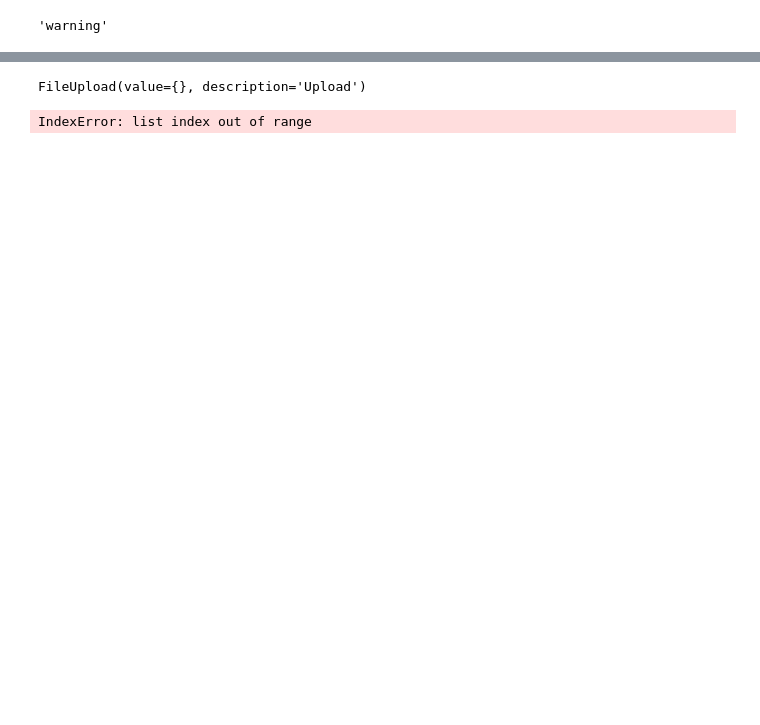
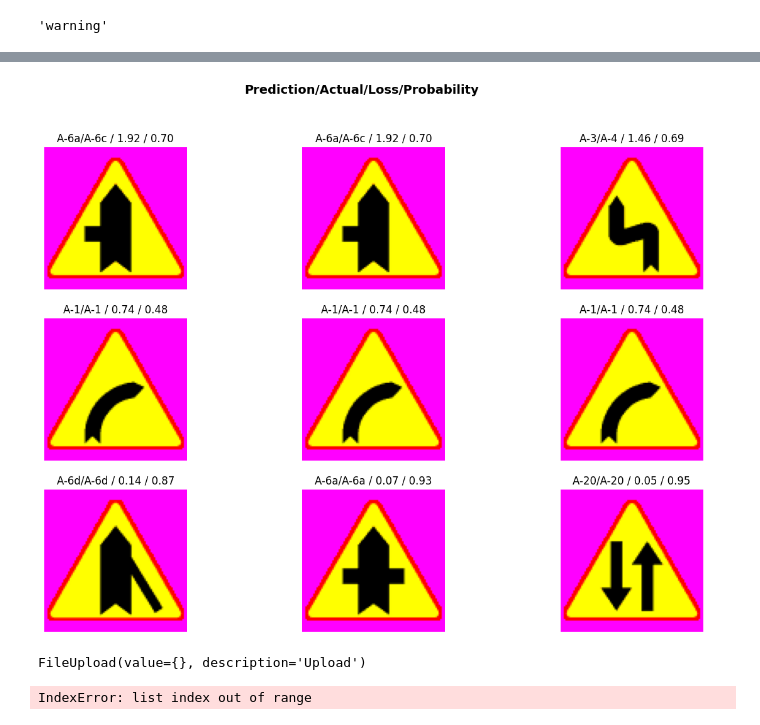
Before and after one commit to Javolins/road-sign-checker, a Jupyter notebook: ai/sign-classificators/subset-training.ipynb, the cells around one changed output, grey strips where cells are left out. Drawn from its saved outputs; the diff is of its cells as text; code cells hidden in the pictures; blank space fills up the shorter version.

```diff
--- a/ai/sign-classificators/subset-training.ipynb
+++ b/ai/sign-classificators/subset-training.ipynb
@@ -32,0 +32,5 @@ modelPath
+# %%
+from fastai.interpret import  Interpretation
+interp = Interpretation.from_learner(learner.model)
+interp.plot_top_losses(9, figsize=(15,10))
+# %% [output]
@@ -33,3 +39,4 @@ modelPath
+[figure, added]
 # %%
 from fastai.vision.widgets import *
 btn_upload = widgets.FileUpload()
```
Also changed, not shown: parts of 5 cells of this notebook, 1 other file.
